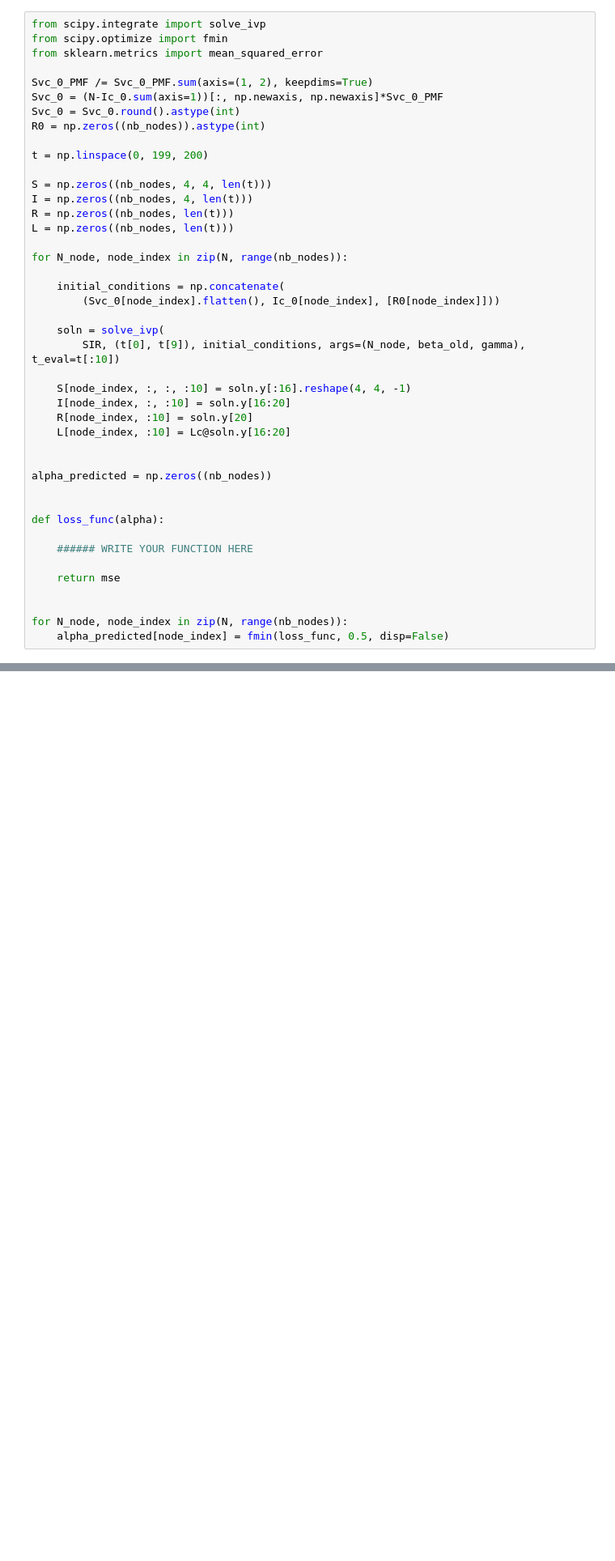
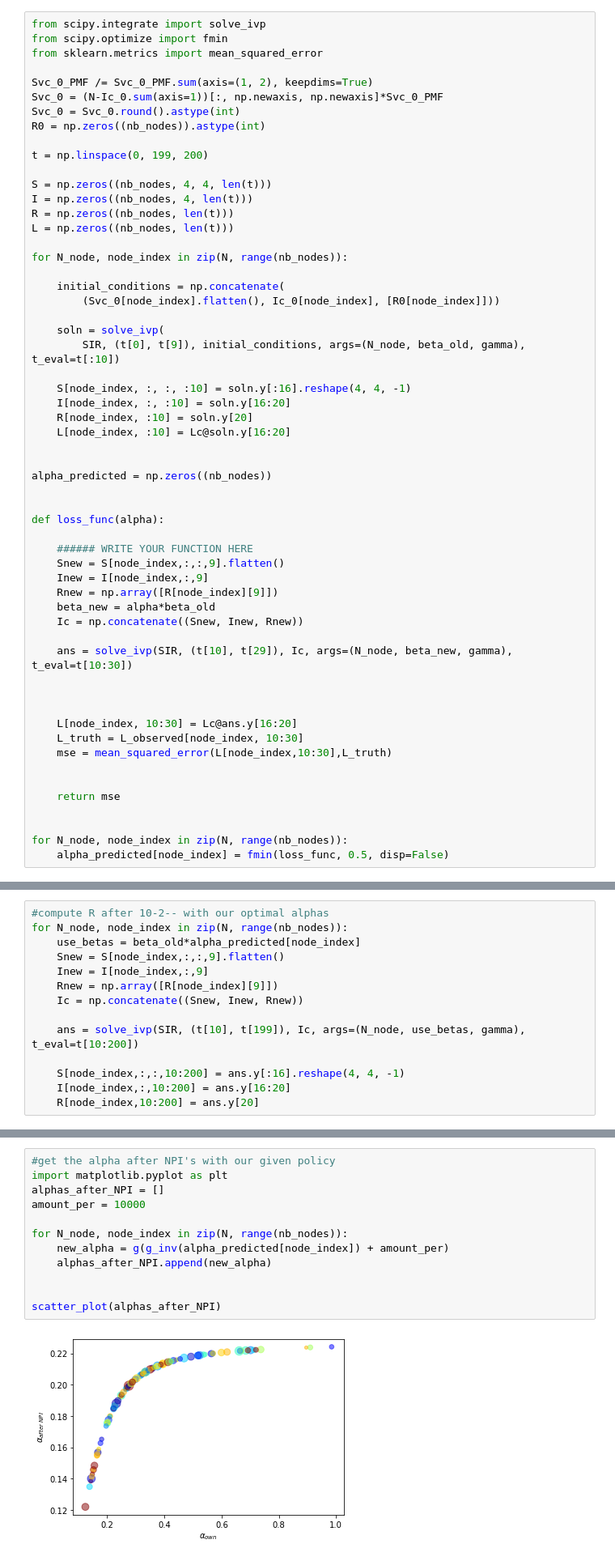
Before and after one commit to shivam-misra/CS190DD-COVID-Capstone, a Jupyter notebook: Part2/Part2.ipynb, the cells around one changed output, grey strips where cells are left out. Shown at 81% size. Cells and saved outputs as stored; diff of their text form; blank space fills up the shorter version.

```diff
--- a/Part2/Part2.ipynb
+++ b/Part2/Part2.ipynb
@@ -59,6 +61,20 @@ alpha_predicted = np.zeros((nb_nodes))
 def loss_func(alpha):
 
     ###### WRITE YOUR FUNCTION HERE
+    Snew = S[node_index,:,:,9].flatten()
+    Inew = I[node_index,:,9]
+    Rnew = np.array([R[node_index][9]])
+    beta_new = alpha*beta_old
+    Ic = np.concatenate((Snew, Inew, Rnew))
+
+    ans = solve_ivp(SIR, (t[10], t[29]), Ic, args=(N_node, beta_new, gamma), t_eval=t[10:30])
+
+
+
+    L[node_index, 10:30] = Lc@ans.y[16:20]
+    L_truth = L_observed[node_index, 10:30]
+    mse = mean_squared_error(L[node_index,10:30],L_truth)
+
 
     return mse
 
@@ -90,4 +179,18 @@ def total_recovered_difference(alpha_afterNPI):
 
     return difference
+# %%
+#compute R after 10-2-- with our optimal alphas
+for N_node, node_index in zip(N, range(nb_nodes)):
+    use_betas = beta_old*alpha_predicted[node_index]
+    Snew = S[node_index,:,:,9].flatten()
+    Inew = I[node_index,:,9]
+    Rnew = np.array([R[node_index][9]])
+    Ic = np.concatenate((Snew, Inew, Rnew))
+
+    ans = solve_ivp(SIR, (t[10], t[199]), Ic, args=(N_node, use_betas, gamma), t_eval=t[10:200])
+
+    S[node_index,:,:,10:200] = ans.y[:16].reshape(4, 4, -1)
+    I[node_index,:,10:200] = ans.y[16:20]
+    R[node_index,10:200] = ans.y[20]
 # %% [markdown]
 ### Policy #1
@@ -95,0 +199,14 @@ i.
+# %%
+#get the alpha after NPI's with our given policy
+import matplotlib.pyplot as plt
+alphas_after_NPI = []
+amount_per = 10000
+
+for N_node, node_index in zip(N, range(nb_nodes)):
+    new_alpha = g(g_inv(alpha_predicted[node_index]) + amount_per)
+    alphas_after_NPI.append(new_alpha)
+
+
+scatter_plot(alphas_after_NPI)
+# %% [output]
+[figure, added]
```
Also changed, not shown: parts of 51 cells of this notebook.
